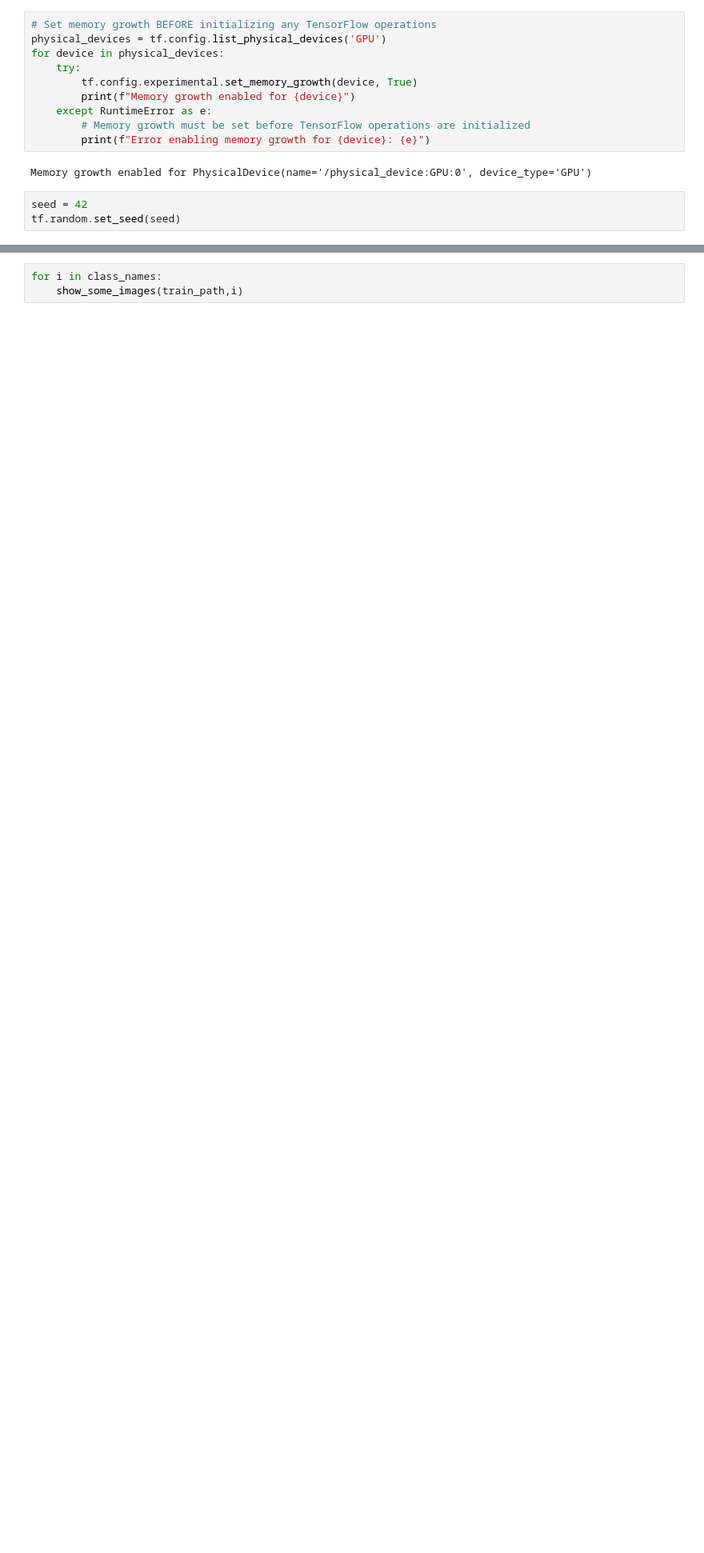
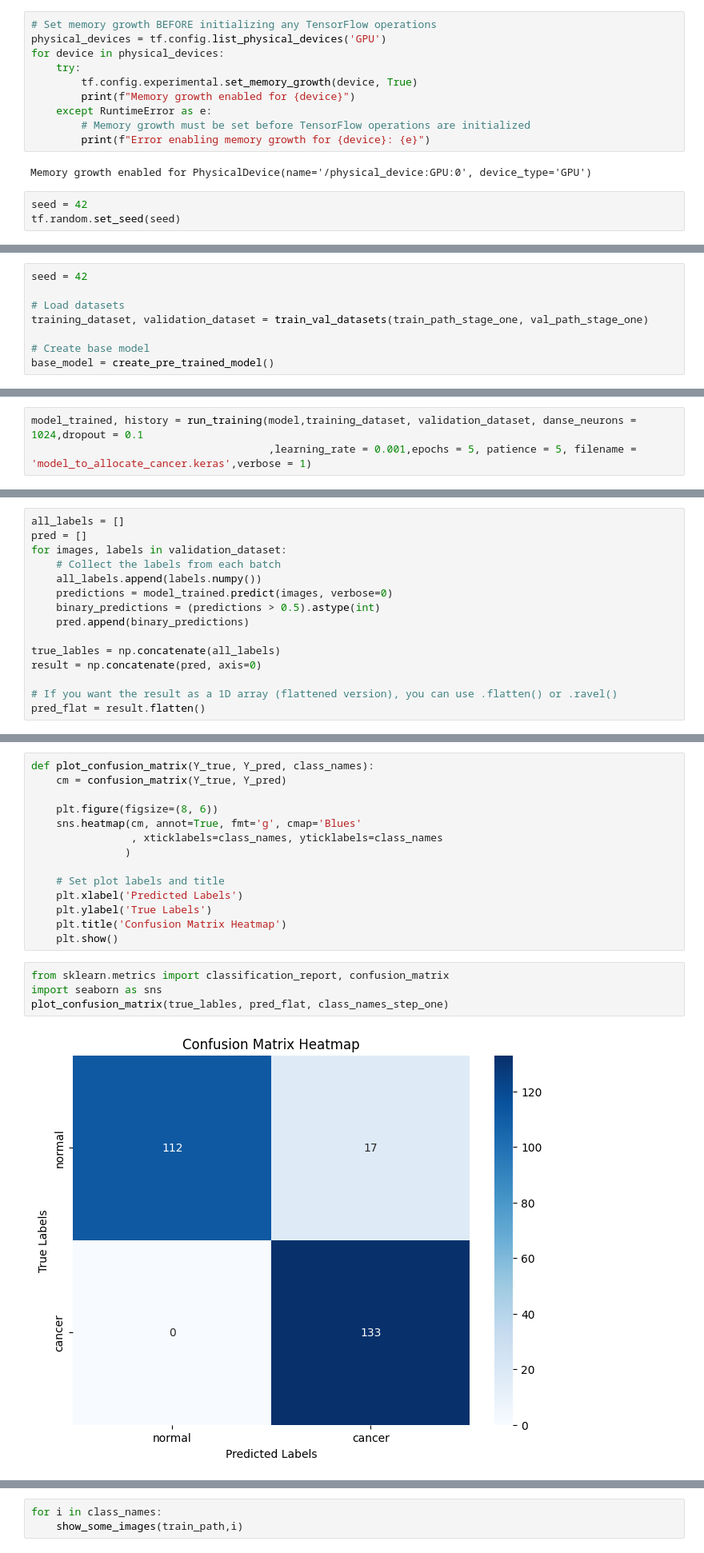
Before and after one commit to SergeyAkh/Breast-Cancer, a Jupyter notebook: Breast Cancer.ipynb, the cells around one changed output, grey strips where cells are left out. Shown at 80% size. Cells and saved outputs as stored; diff of their text form; blank space fills up the shorter version.

```diff
--- a/Breast Cancer.ipynb
+++ b/Breast Cancer.ipynb
@@ -363,0 +355,8 @@ polt_pie_data(train_path, class_names)
+# %%
+seed = 42
+
+# Load datasets
+training_dataset, validation_dataset = train_val_datasets(train_path_stage_one, val_path_stage_one)
+
+# Create base model
+base_model = create_pre_trained_model()
@@ -363,0 +456,3 @@ polt_pie_data(train_path, class_names)
+# %%
+model_trained, history = run_training(model,training_dataset, validation_dataset, danse_neurons = 1024,dropout = 0.1
+                                      ,learning_rate = 0.001,epochs = 5, patience = 5, filename = 'model_to_allocate_cancer.keras',verbose = 1)
@@ -363,0 +477,15 @@ polt_pie_data(train_path, class_names)
+# %%
+all_labels = []
+pred = []
+for images, labels in validation_dataset:
+    # Collect the labels from each batch
+    all_labels.append(labels.numpy())
+    predictions = model_trained.predict(images, verbose=0)
+    binary_predictions = (predictions > 0.5).astype(int)
+    pred.append(binary_predictions)
+
+true_lables = np.concatenate(all_labels)
+result = np.concatenate(pred, axis=0)
+
+# If you want the result as a 1D array (flattened version), you can use .flatten() or .ravel()
+pred_flat = result.flatten()
@@ -363,0 +494,20 @@ polt_pie_data(train_path, class_names)
+# %%
+def plot_confusion_matrix(Y_true, Y_pred, class_names):
+    cm = confusion_matrix(Y_true, Y_pred)
+
+    plt.figure(figsize=(8, 6))
+    sns.heatmap(cm, annot=True, fmt='g', cmap='Blues'
+                , xticklabels=class_names, yticklabels=class_names
+               )
+
+    # Set plot labels and title
+    plt.xlabel('Predicted Labels')
+    plt.ylabel('True Labels')
+    plt.title('Confusion Matrix Heatmap')
+    plt.show()
+# %%
+from sklearn.metrics import classification_report, confusion_matrix
+import seaborn as sns
+plot_confusion_matrix(true_lables, pred_flat, class_names_step_one)
+# %% [output]
+[figure, added]
```
Also changed, not shown: parts of 46 cells of this notebook.
